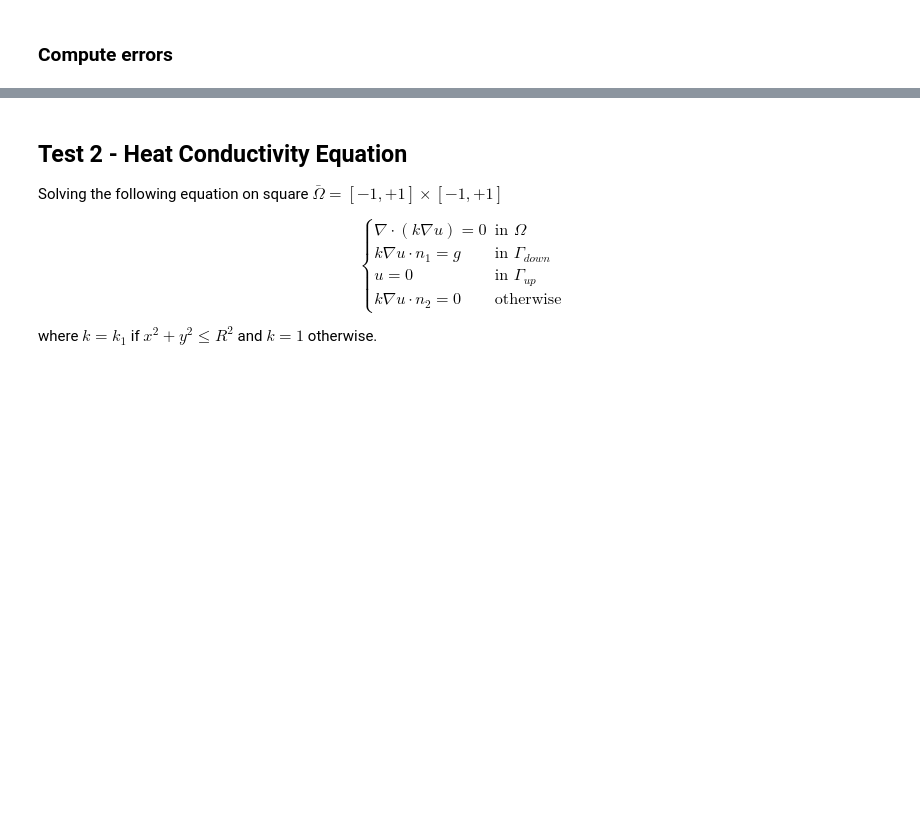
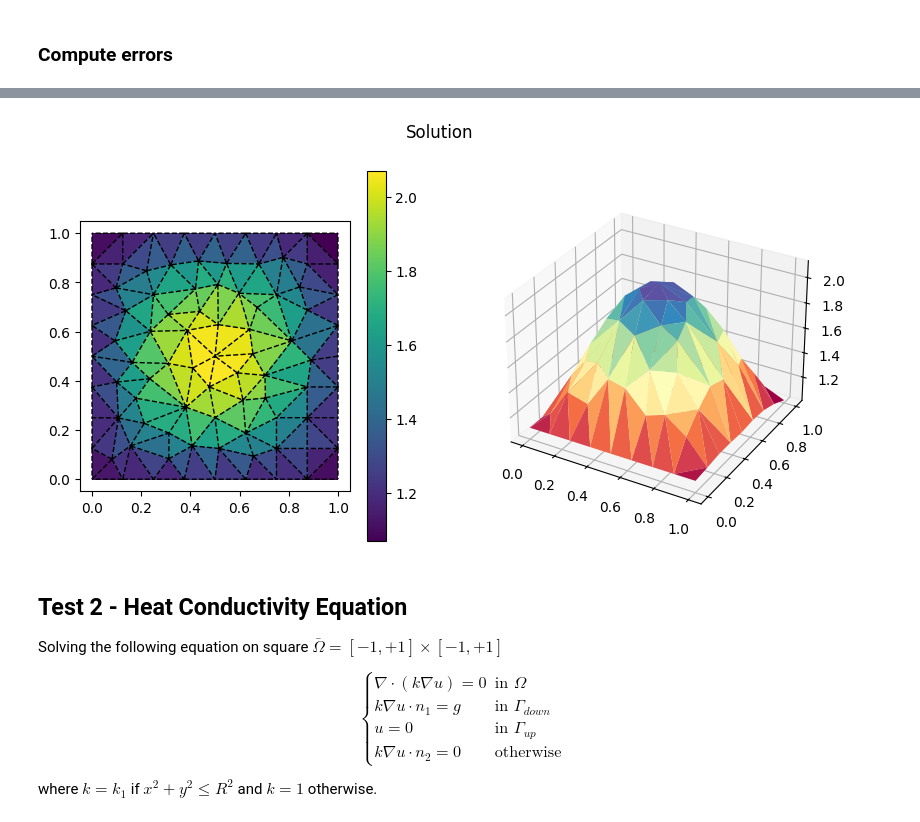
Before and after one commit to fvicini/RBM_ML_2026, a Jupyter notebook: Lab2/FullOrderModel.ipynb, the cells around one changed output, grey strips where cells are left out. Drawn from its saved outputs; the diff is of its cells as text; code cells hidden in the pictures; blank space fills up the shorter version.

Commit message:
restore plot

```diff
--- a/Lab2/FullOrderModel.ipynb
+++ b/Lab2/FullOrderModel.ipynb
@@ -310,10 +312,13 @@ print(trial_dofs_data.number_do_fs, '{:.2e}'.format(error_L2.error_l2 / error_L2
 # %%
 vtk_utilities.export_solution_2(export_solution_path + '/Solution.vtu',
                                 mesh,
                                 u_on_cell0Ds.numeric_solution,
                                 u_on_cell0Ds.exact_solution,
                                 error_L2.cell2_ds_error_l2,
                                error_H1.cell2_ds_error_h1)
+other_ut.plot_solution(mesh, u_on_cell0Ds.numeric_solution)
+# %% [output]
+[figure, added]
 # %% [markdown]
 ## Test 2 -  Heat Conductivity Equation
 
```
Also changed, not shown: parts of 7 cells of this notebook, 1 other file.
